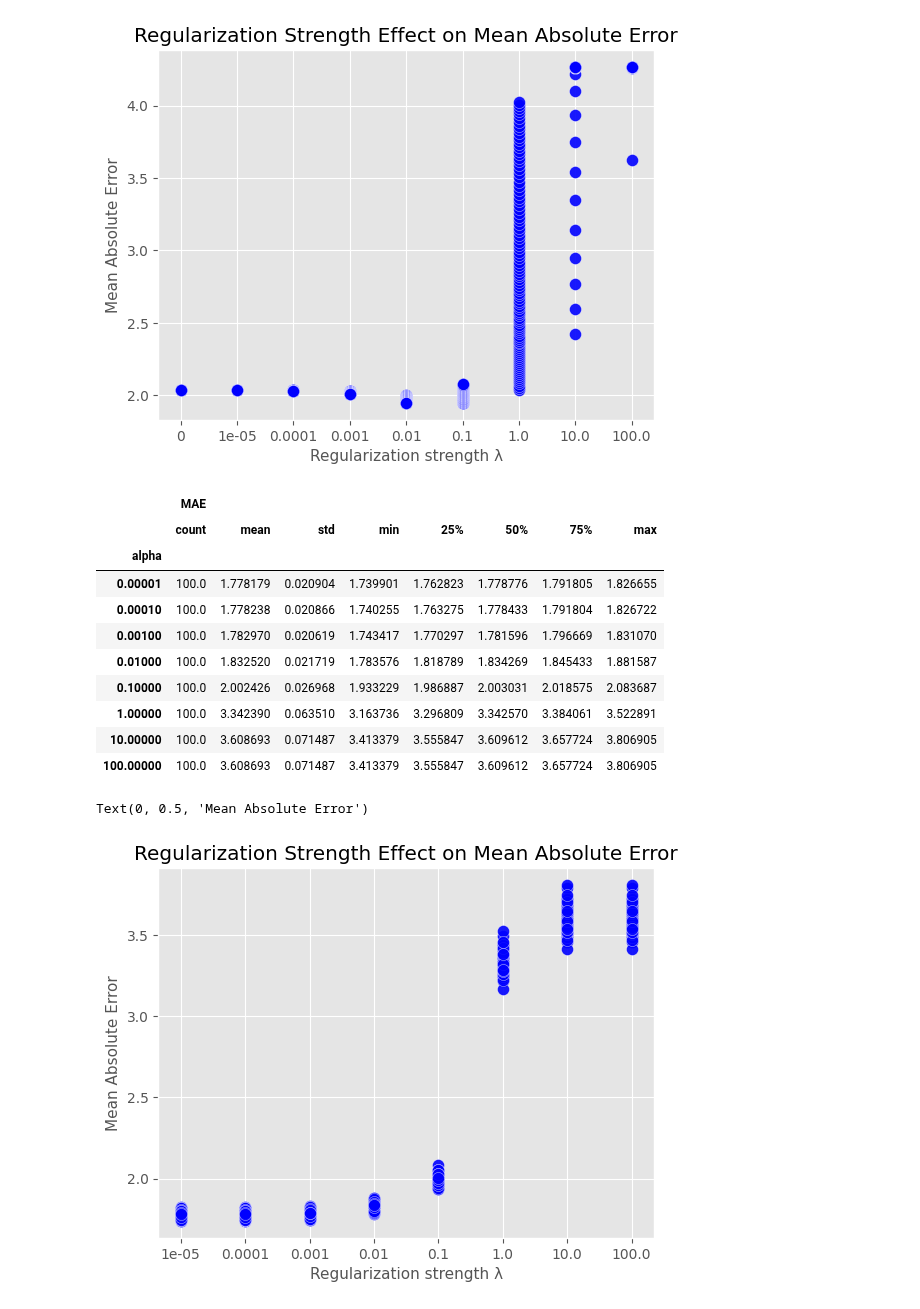
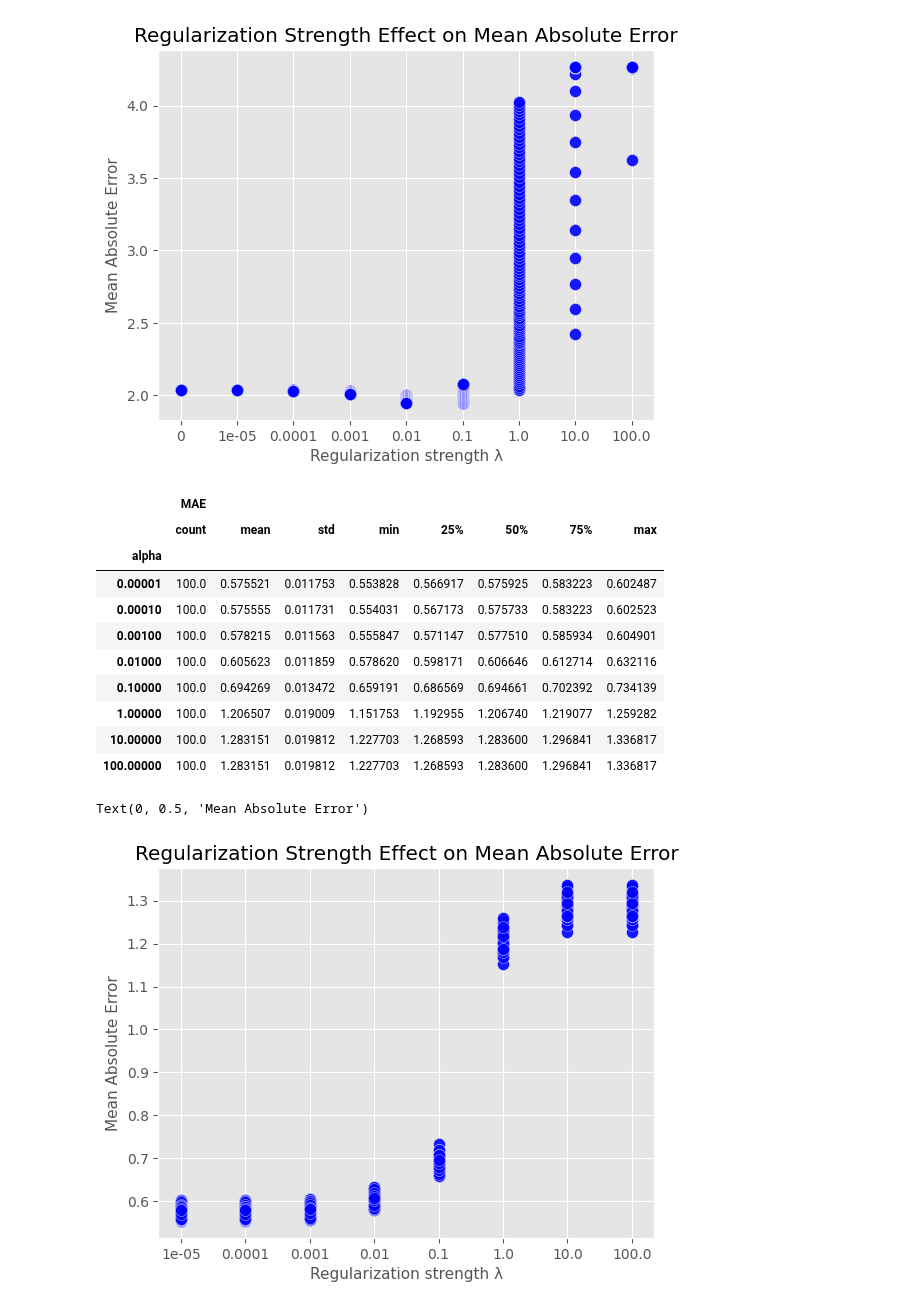
Before and after one commit to boneeyah/QTW, a Jupyter notebook: Case Study 1/Case_Study_1.ipynb, the cells around one changed output. Drawn from its saved outputs; the diff is of its cells as text; code cells hidden in the pictures.

```diff
--- a/Case Study 1/Case_Study_1.ipynb
+++ b/Case Study 1/Case_Study_1.ipynb
@@ -474,33 +474,33 @@ for k in rseeds:
         mae_holder.append(lin_MAE_reg)
         alpha_holder.append(j)
 # %%
-a_err =pd.DataFrame({'alpha':alpha_holder,'MAE':np.exp(mae_holder)})
+a_err =pd.DataFrame({'alpha':alpha_holder,'MAE':mae_holder})
 a_err.groupby('alpha').describe()
 # %% [output]
 |  | MAE |  |  |  |  |  |  |  |
 |  | count | mean | std | min | 25% | 50% | 75% | max |
 | alpha |  |  |  |  |  |  |  |  |
-| 0.00001 | 100.0 | 1.778179 | 0.020904 | 1.739901 | 1.762823 | 1.778776 | 1.791805 | 1.826655 |
-| 0.00010 | 100.0 | 1.778238 | 0.020866 | 1.740255 | 1.763275 | 1.778433 | 1.791804 | 1.826722 |
-| 0.00100 | 100.0 | 1.782970 | 0.020619 | 1.743417 | 1.770297 | 1.781596 | 1.796669 | 1.831070 |
-| 0.01000 | 100.0 | 1.832520 | 0.021719 | 1.783576 | 1.818789 | 1.834269 | 1.845433 | 1.881587 |
-| 0.10000 | 100.0 | 2.002426 | 0.026968 | 1.933229 | 1.986887 | 2.003031 | 2.018575 | 2.083687 |
-| 1.00000 | 100.0 | 3.342390 | 0.063510 | 3.163736 | 3.296809 | 3.342570 | 3.384061 | 3.522891 |
-| 10.00000 | 100.0 | 3.608693 | 0.071487 | 3.413379 | 3.555847 | 3.609612 | 3.657724 | 3.806905 |
-| 100.00000 | 100.0 | 3.608693 | 0.071487 | 3.413379 | 3.555847 | 3.609612 | 3.657724 | 3.806905 |
+| 0.00001 | 100.0 | 0.575521 | 0.011753 | 0.553828 | 0.566917 | 0.575925 | 0.583223 | 0.602487 |
+| 0.00010 | 100.0 | 0.575555 | 0.011731 | 0.554031 | 0.567173 | 0.575733 | 0.583223 | 0.602523 |
+| 0.00100 | 100.0 | 0.578215 | 0.011563 | 0.555847 | 0.571147 | 0.577510 | 0.585934 | 0.604901 |
+| 0.01000 | 100.0 | 0.605623 | 0.011859 | 0.578620 | 0.598171 | 0.606646 | 0.612714 | 0.632116 |
+| 0.10000 | 100.0 | 0.694269 | 0.013472 | 0.659191 | 0.686569 | 0.694661 | 0.702392 | 0.734139 |
+| 1.00000 | 100.0 | 1.206507 | 0.019009 | 1.151753 | 1.192955 | 1.206740 | 1.219077 | 1.259282 |
+| 10.00000 | 100.0 | 1.283151 | 0.019812 | 1.227703 | 1.268593 | 1.283600 | 1.296841 | 1.336817 |
+| 100.00000 | 100.0 | 1.283151 | 0.019812 | 1.227703 | 1.268593 | 1.283600 | 1.296841 | 1.336817 |
 # %%
 # Regularization strength error plot (8 different alphas, 10-fold, 10 times each)
 plt.style.use('ggplot')
 plt.scatter(x=list(map(str,alpha_holder)),
-            y=np.exp(mae_holder),
+            y=mae_holder,
             c = 'blue',
             edgecolors='white',
             linewidths=.3,alpha=.9,
             s = 75)
 plt.title('Regularization Strength Effect on Mean Absolute Error')
 plt.xlabel('Regularization strength λ',fontsize = 11)
 
 plt.ylabel('Mean Absolute Error',fontsize =11)
 # %% [output]
 Text(0, 0.5, 'Mean Absolute Error')
-[figure, old version]
+[figure, new version]
```
